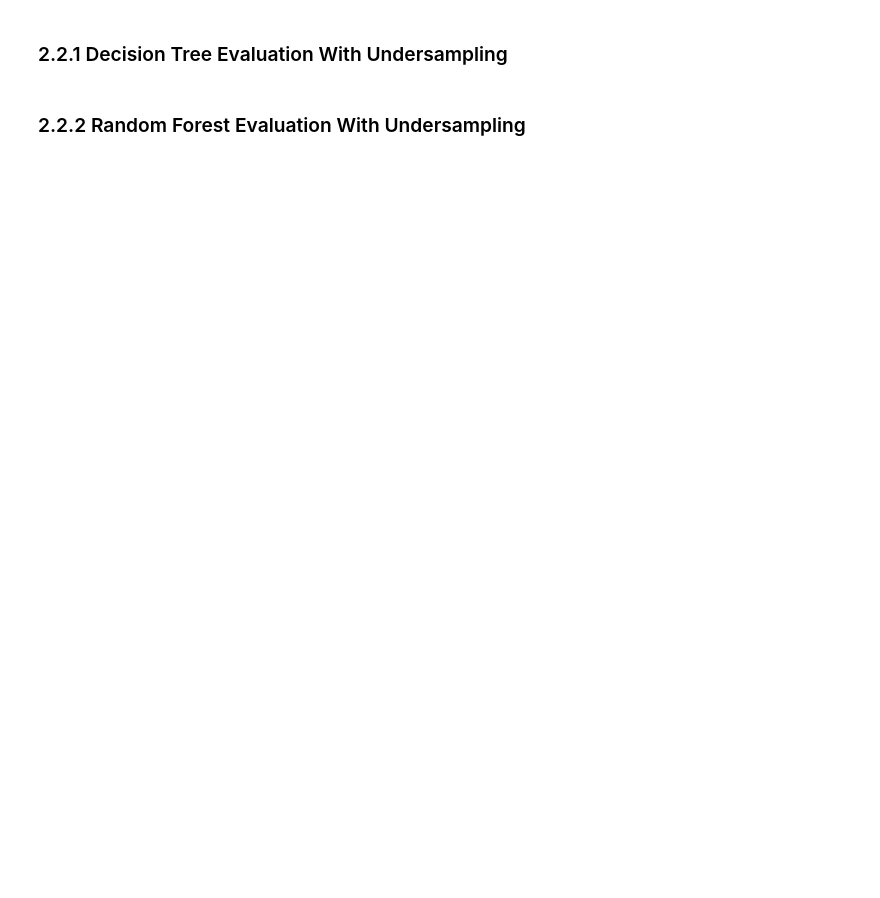
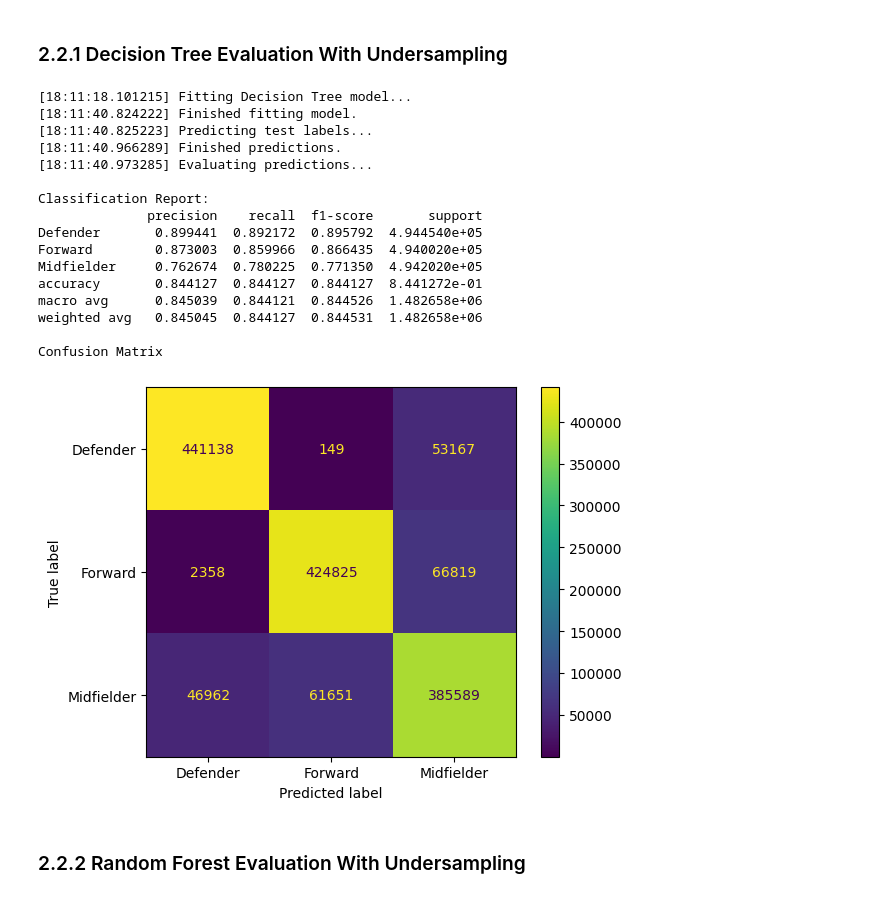
Before and after one commit to mohona6646/SOEN471_Project, a Jupyter notebook: model/model_evaluation.ipynb, the cells around one changed output. Saved outputs shown, nothing was run; the diff lists cells and outputs as text; code cells hidden in the pictures; blank space fills up the shorter version.

```diff
--- a/model/model_evaluation.ipynb
+++ b/model/model_evaluation.ipynb
@@ -299,10 +345,28 @@ testSet = testSet.iloc[:, :-1]
 ### 2.2.1 Decision Tree Evaluation With Undersampling
 # %%
 dt_model = DecisionTreeClassifier(criterion="entropy", max_depth=7)
-dt_predictions = predict(dt_model, "Decision Tree", trainingSet, testSet, trainingSetLabels, testSetLabels)
+dt_predictions = predict(dt_model, "Decision Tree", trainingSet, testSet, trainingSetLabels)
 
 printf("Evaluating predictions...\n")
-evaluation(testSetLabels,dt_predictions, [0.0,1.0,2.0])
+evaluation(testSetLabels,dt_predictions, dt_model.classes_)
+# %% [output]
+[18:11:18.101215] Fitting Decision Tree model...
+[18:11:40.824222] Finished fitting model.
+[18:11:40.825223] Predicting test labels...
+[18:11:40.966289] Finished predictions.
+[18:11:40.973285] Evaluating predictions...
+
+Classification Report:
+              precision    recall  f1-score       support
+Defender       0.899441  0.892172  0.895792  4.944540e+05
+Forward        0.873003  0.859966  0.866435  4.940020e+05
+Midfielder     0.762674  0.780225  0.771350  4.942020e+05
+accuracy       0.844127  0.844127  0.844127  8.441272e-01
+macro avg      0.845039  0.844121  0.844526  1.482658e+06
+weighted avg   0.845045  0.844127  0.844531  1.482658e+06
+
+Confusion Matrix
+[figure, added]
 # %% [markdown]
 ### 2.2.2 Random Forest Evaluation With Undersampling
 # %%
```
Also changed, not shown: parts of 11 cells of this notebook, 1 other file.
